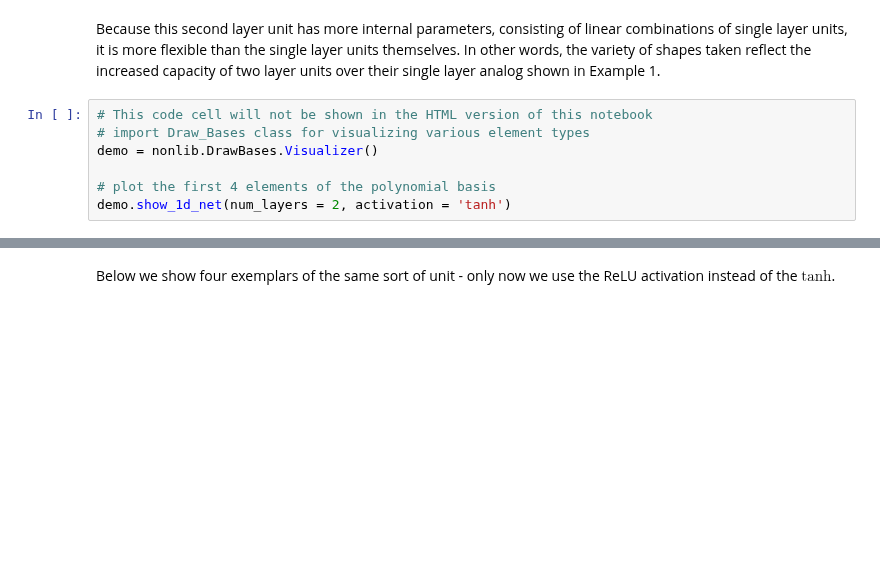
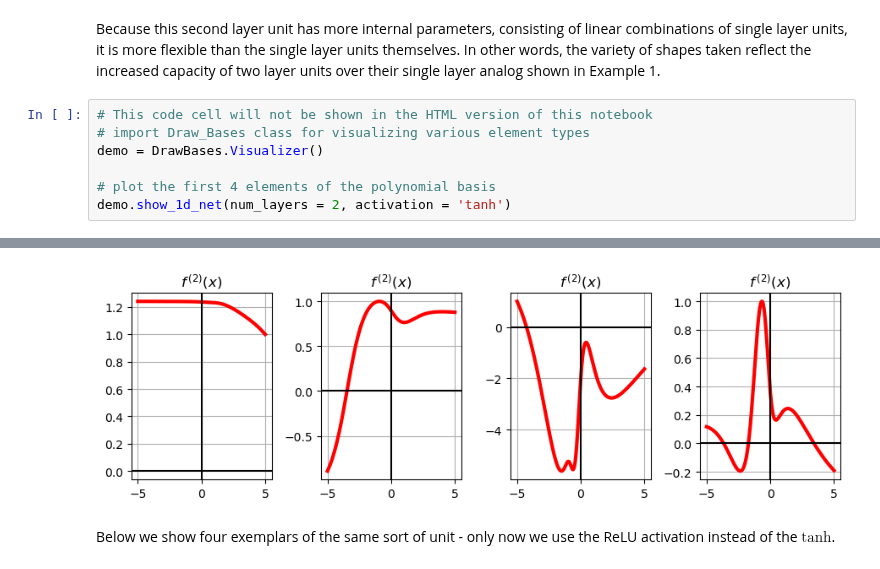
Before and after one commit to neonwatty/machine_learning_refined, a Jupyter notebook: notes/13_Multilayer_perceptrons/13_2_Multi_layer_perceptrons.ipynb, the cells around one changed output, grey strips where cells are left out. Saved outputs shown, nothing was run; the diff lists cells and outputs as text; blank space fills up the shorter version.

```diff
--- a/notes/13_Multilayer_perceptrons/13_2_Multi_layer_perceptrons.ipynb
+++ b/notes/13_Multilayer_perceptrons/13_2_Multi_layer_perceptrons.ipynb
@@ -239,7 +265,7 @@ Because this second layer unit has more internal parameters, consisting of linea
 # %%
 # This code cell will not be shown in the HTML version of this notebook
 # import Draw_Bases class for visualizing various element types
-demo = nonlib.DrawBases.Visualizer()
+demo = DrawBases.Visualizer()
 
 # plot the first 4 elements of the polynomial basis
 demo.show_1d_net(num_layers = 2, activation = 'tanh')
@@ -249,3 +273,4 @@ demo.show_1d_net(num_layers = 2, activation = 'tanh')
+[figure, added]
 # %% [markdown]
 Below we show four exemplars of the same sort of unit - only now we use the ReLU activation instead of the $\text{tanh}$.
 # %%
```
Also changed, not shown: parts of 32 cells of this notebook, 34 other files.
